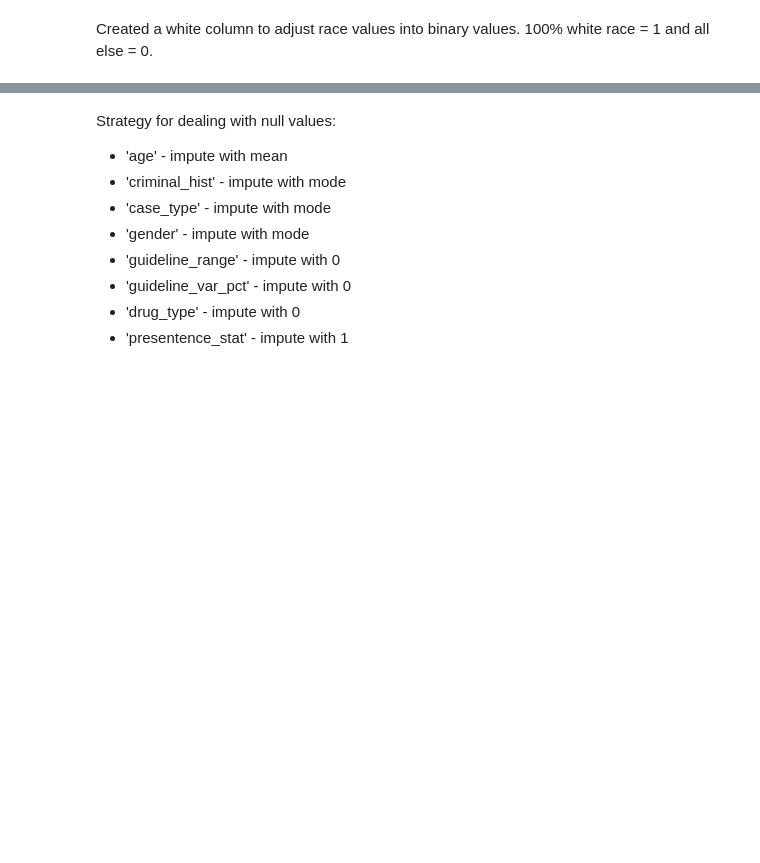
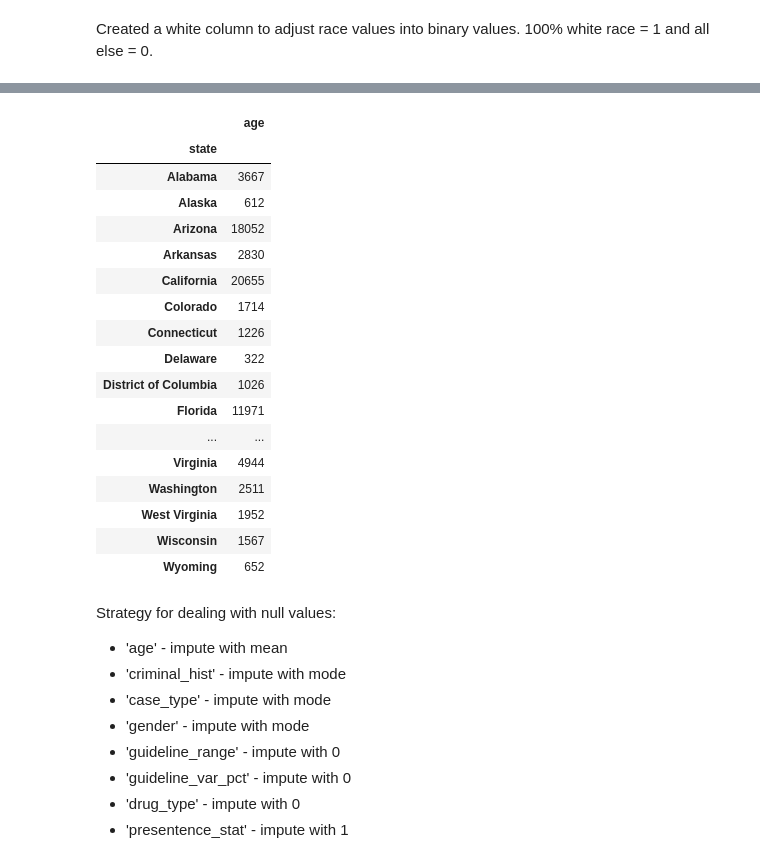
Before and after one commit to nanigbogu/Sentencing-Length-Data-Analysis, a Jupyter notebook: code/EDA, Cleaning, Imputing, Feature Engineering.ipynb, the cells around one changed output, grey strips where cells are left out. Saved outputs shown, nothing was run; the diff lists cells and outputs as text; code cells hidden in the pictures; blank space fills up the shorter version.

```diff
--- a/code/EDA, Cleaning, Imputing, Feature Engineering.ipynb
+++ b/code/EDA, Cleaning, Imputing, Feature Engineering.ipynb
@@ -307,3 +307,24 @@ population_total.head(2)
+# %%
+pd.DataFrame(data.groupby('state')['age'].count())
+# %% [output]
+|  | age |
+| state |  |
+| Alabama | 3667 |
+| Alaska | 612 |
+| Arizona | 18052 |
+| Arkansas | 2830 |
+| California | 20655 |
+| Colorado | 1714 |
+| Connecticut | 1226 |
+| Delaware | 322 |
+| District of Columbia | 1026 |
+| Florida | 11971 |
+| ... | ... |
+| Virginia | 4944 |
+| Washington | 2511 |
+| West Virginia | 1952 |
+| Wisconsin | 1567 |
+| Wyoming | 652 |
 # %%
 df18to21_cleanedH = df18to21.copy(deep=True)
 # %%
```
Also changed, not shown: parts of 25 cells of this notebook, 5 other files.
